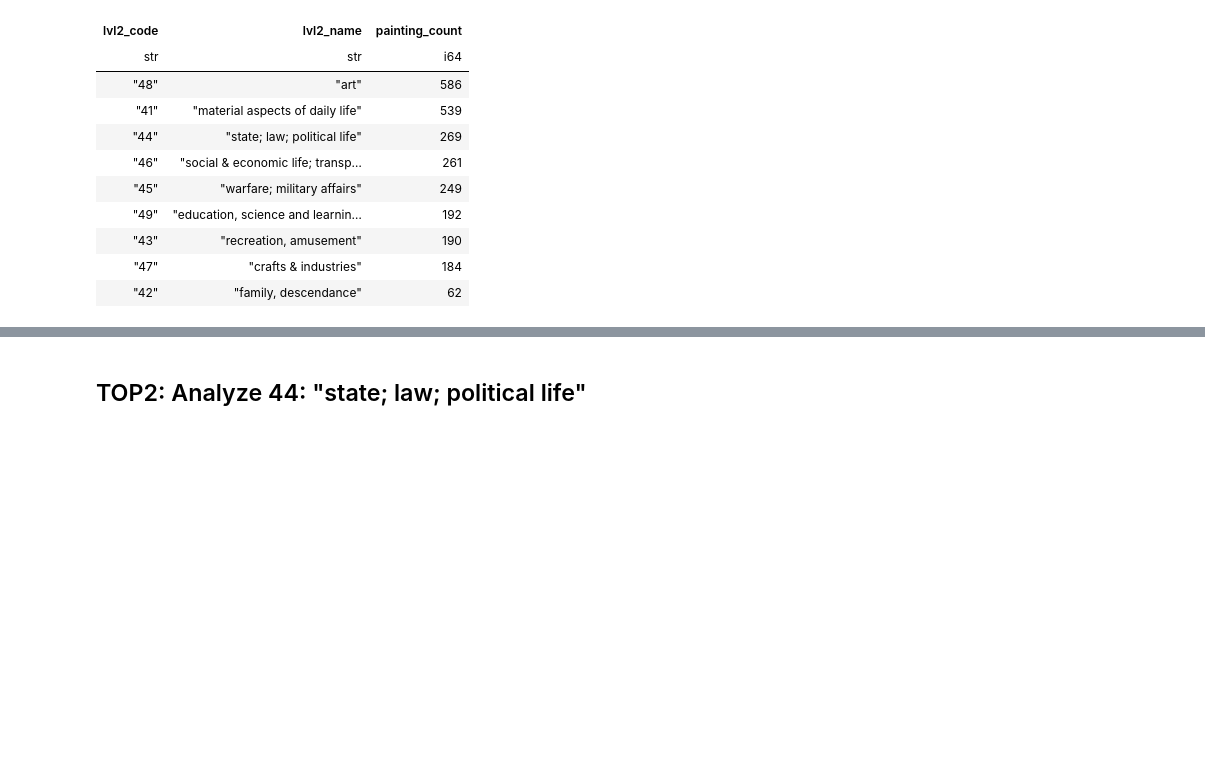
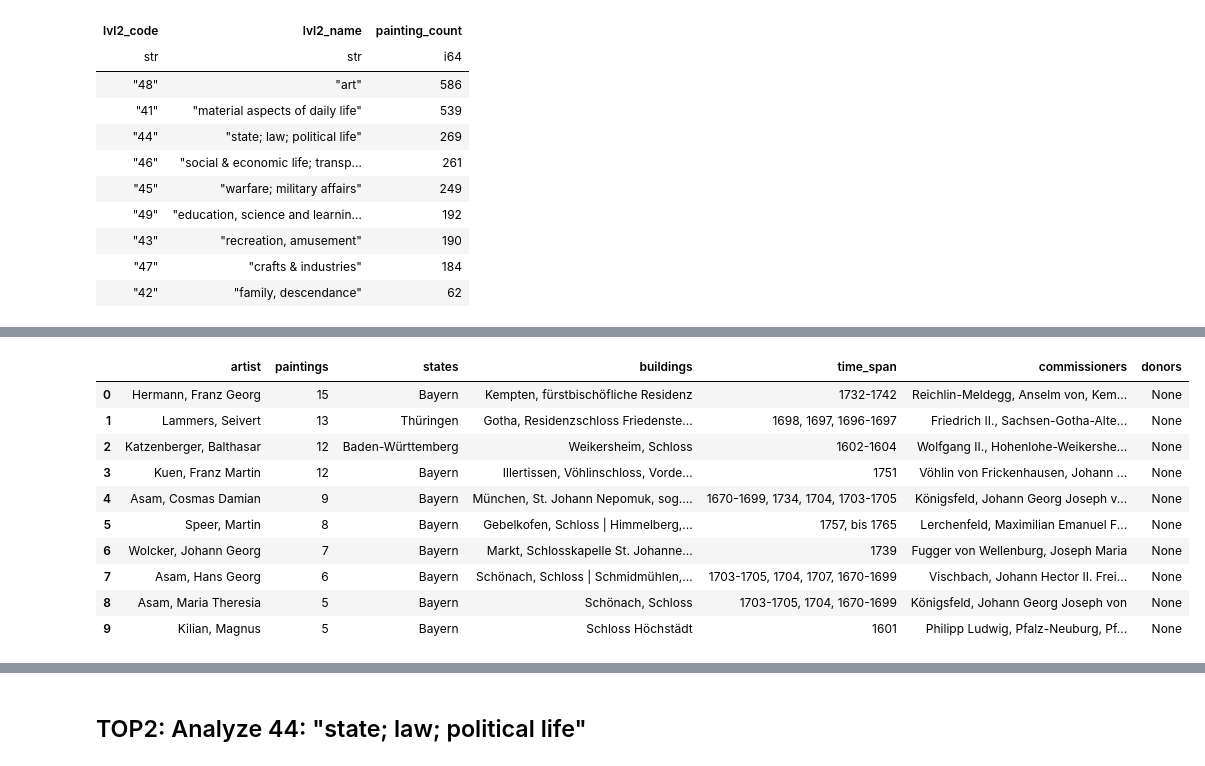
Before and after one commit to ThanosDrossos/course-data-stories-baroque, a Jupyter notebook: src/docs/story/CbDD/DataStory_Baroque_DuckDB.ipynb, the cells around one changed output, grey strips where cells are left out. Cells and saved outputs as stored; diff of their text form; code cells hidden in the pictures; blank space fills up the shorter version.

```diff
--- a/src/docs/story/CbDD/DataStory_Baroque_DuckDB.ipynb
+++ b/src/docs/story/CbDD/DataStory_Baroque_DuckDB.ipynb
@@ -4323,6 +4323,6 @@ def paintings_detail_cat4(artist_name: str, lvl2: str = None, limit: int = None)
 # %%
 #drill down for painter and top 2 level --> change booth for analyzing a different painter or different sublevel
 
-artist = "Asam, Cosmas Damian"
-df_detail = paintings_detail_cat4(artist, lvl2="4")
-show_paintings_with_images(df_detail, max_images=15, img_width=360)
+#artist = "Asam, Cosmas Damian"
+#df_detail = paintings_detail_cat4(artist, lvl2="4")
+#show_paintings_with_images(df_detail, max_images=15, img_width=360)
@@ -4542,0 +4778,62 @@ shape: (20, 2)
+# %%
+society_overview = con.execute("""
+WITH cat4_paintings AS (
+  SELECT DISTINCT ps.nfdi_uri
+  FROM painting_subjects ps
+  JOIN subjects s ON ps.subject_uri = s.subject_uri
+  WHERE s.subject_source = 'ICONCLASS'
+    AND REGEXP_EXTRACT(s.subject_uri, 'iconclass\\.org/([^/]+)', 1) LIKE '45%'
+),
+commissioners AS (
+  SELECT nfdi_uri, STRING_AGG(DISTINCT person_name, ', ') AS commissioners
+  FROM painting_persons
+  WHERE role = 'COMMISSIONER'
+  GROUP BY nfdi_uri
+),
+donors AS (
+  SELECT nfdi_uri, STRING_AGG(DISTINCT person_name, ', ') AS donors
+  FROM painting_persons
+  WHERE role = 'DONOR'
+  GROUP BY nfdi_uri
+)
+SELECT
+  pp.person_name AS artist,
+  COUNT(DISTINCT p.nfdi_uri) AS paintings,
+  STRING_AGG(DISTINCT p.location_state, ', ') AS states,
+  STRING_AGG(DISTINCT p.building_name, ' | ') AS buildings,
+  STRING_AGG(DISTINCT
+    CASE
+      WHEN p.year_start IS NOT NULL AND p.year_end IS NOT NULL AND p.year_start <> p.year_end
+        THEN CAST(p.year_start AS VARCHAR) || '-' || CAST(p.year_end AS VARCHAR)
+      WHEN p.year_start IS NOT NULL
+        THEN CAST(p.year_start AS VARCHAR)
+      ELSE p.year
+    END,
+    ', '
+  ) AS time_span,
+  STRING_AGG(DISTINCT c.commissioners, ' | ') AS commissioners,
+  STRING_AGG(DISTINCT d.donors, ' | ') AS donors
+FROM painting_persons pp
+JOIN cat4_paintings c4 ON c4.nfdi_uri = pp.nfdi_uri
+JOIN paintings p ON p.nfdi_uri = pp.nfdi_uri
+LEFT JOIN commissioners c ON c.nfdi_uri = p.nfdi_uri
+LEFT JOIN donors d ON d.nfdi_uri = p.nfdi_uri
+WHERE pp.role = 'PAINTER'
+GROUP BY pp.person_name
+ORDER BY paintings DESC
+LIMIT 10
+""").fetchdf()
+
+society_overview
+# %% [output]
+|  | artist | paintings | states | buildings | time_span | commissioners | donors |
+| 0 | Hermann, Franz Georg | 15 | Bayern | Kempten, fürstbischöfliche Residenz | 1732-1742 | Reichlin-Meldegg, Anselm von, Kem... | None |
+| 1 | Lammers, Seivert | 13 | Thüringen | Gotha, Residenzschloss Friedenste... | 1698, 1697, 1696-1697 | Friedrich II., Sachsen-Gotha-Alte... | None |
+| 2 | Katzenberger, Balthasar | 12 | Baden-Württemberg | Weikersheim, Schloss | 1602-1604 | Wolfgang II., Hohenlohe-Weikershe... | None |
+| 3 | Kuen, Franz Martin | 12 | Bayern | Illertissen, Vöhlinschloss, Vorde... | 1751 | Vöhlin von Frickenhausen, Johann ... | None |
+| 4 | Asam, Cosmas Damian | 9 | Bayern | München, St. Johann Nepomuk, sog.... | 1670-1699, 1734, 1704, 1703-1705 | Königsfeld, Johann Georg Joseph v... | None |
+| 5 | Speer, Martin | 8 | Bayern | Gebelkofen, Schloss | Himmelberg,... | 1757, bis 1765 | Lerchenfeld, Maximilian Emanuel F... | None |
+| 6 | Wolcker, Johann Georg | 7 | Bayern | Markt, Schlosskapelle St. Johanne... | 1739 | Fugger von Wellenburg, Joseph Maria | None |
+| 7 | Asam, Hans Georg | 6 | Bayern | Schönach, Schloss | Schmidmühlen,... | 1703-1705, 1704, 1707, 1670-1699 | Vischbach, Johann Hector II. Frei... | None |
+| 8 | Asam, Maria Theresia | 5 | Bayern | Schönach, Schloss | 1703-1705, 1704, 1670-1699 | Königsfeld, Johann Georg Joseph von | None |
+| 9 | Kilian, Magnus | 5 | Bayern | Schloss Höchstädt | 1601 | Philipp Ludwig, Pfalz-Neuburg, Pf... | None |
```
Also changed, not shown: parts of 18 cells of this notebook.
